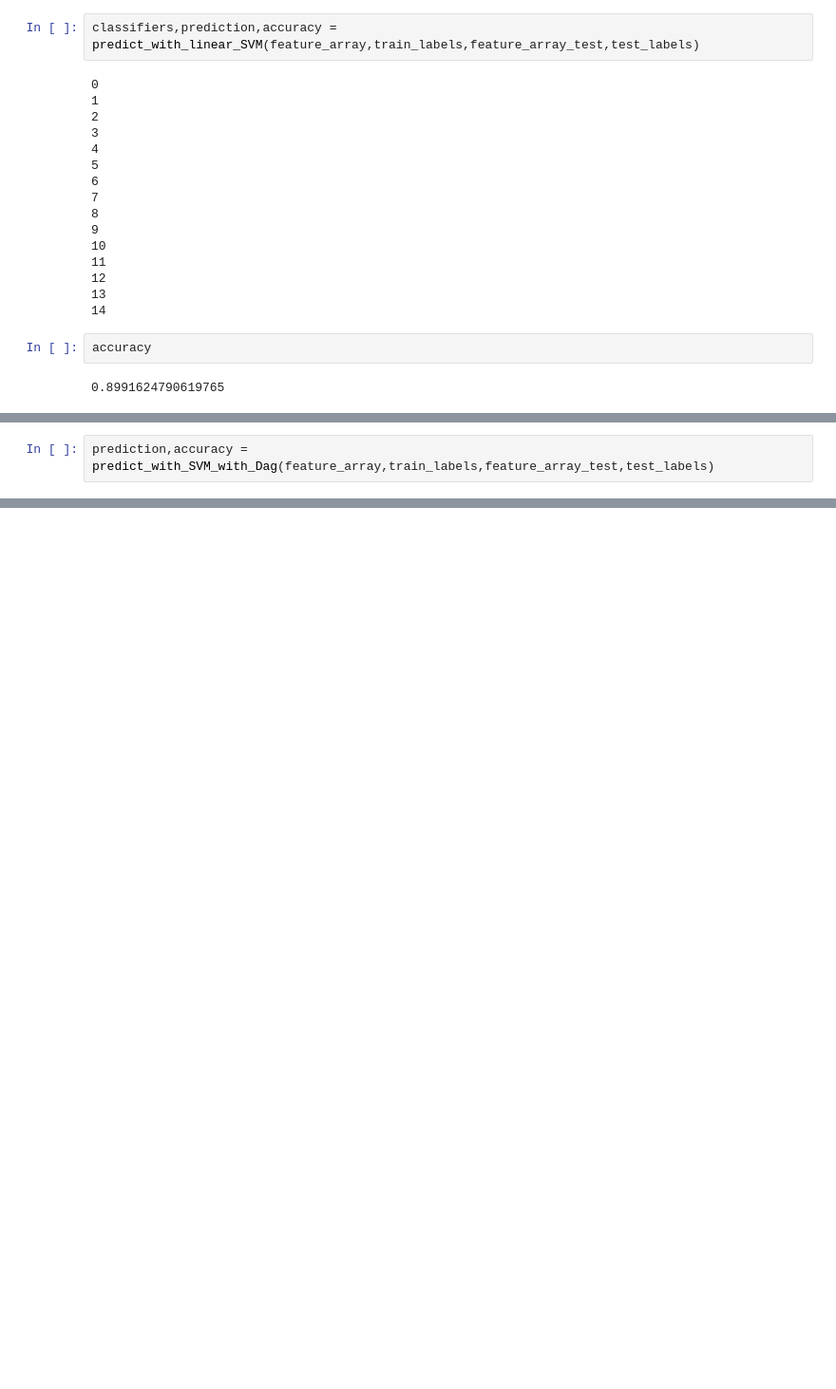
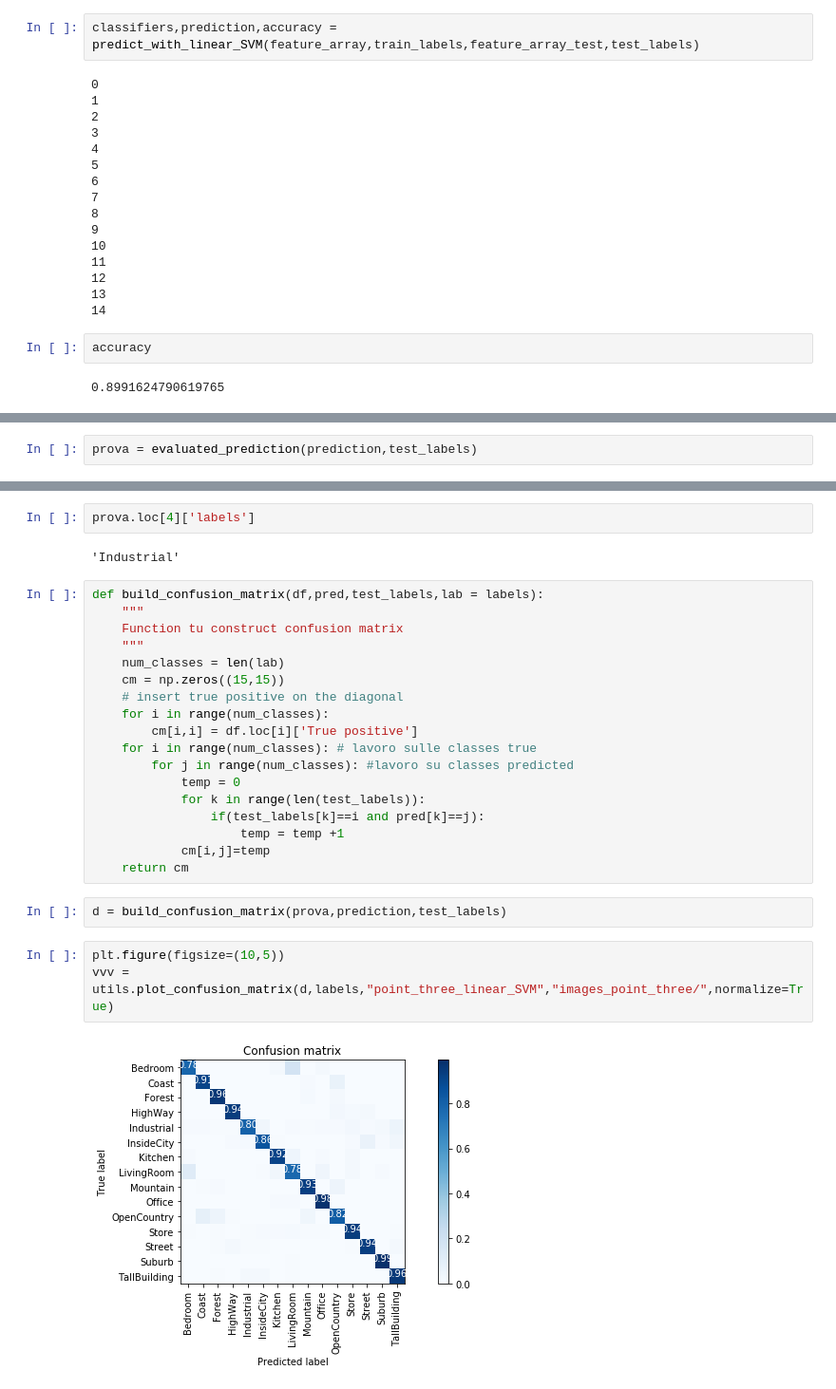
Before and after one commit to AlbertoPresta/CVPR-exam, a Jupyter notebook: Point_Three.B.ipynb, the cells around one changed output, grey strips where cells are left out. Shown at 95% size. Saved outputs shown, nothing was run; the diff lists cells and outputs as text; blank space fills up the shorter version.

```diff
--- a/Point_Three.B.ipynb
+++ b/Point_Three.B.ipynb
@@ -134,2 +189,0 @@ accuracy
-# %%
-prediction,accuracy = predict_with_SVM_with_Dag(feature_array,train_labels,feature_array_test,test_labels)
@@ -161,0 +227,2 @@ len(prediction)
+# %%
+prova = evaluated_prediction(prediction,test_labels)
@@ -161,0 +248,29 @@ len(prediction)
+# %%
+prova.loc[4]['labels']
+# %% [output]
+'Industrial'
+# %%
+def build_confusion_matrix(df,pred,test_labels,lab = labels):
+    """
+    Function tu construct confusion matrix
+    """
+    num_classes = len(lab)
+    cm = np.zeros((15,15))
+    # insert true positive on the diagonal
+    for i in range(num_classes):
+        cm[i,i] = df.loc[i]['True positive']
+    for i in range(num_classes): # lavoro sulle classes true
+        for j in range(num_classes): #lavoro su classes predicted
+            temp = 0
+            for k in range(len(test_labels)):
+                if(test_labels[k]==i and pred[k]==j):
+                    temp = temp +1
+            cm[i,j]=temp
+    return cm
+# %%
+d = build_confusion_matrix(prova,prediction,test_labels)
+# %%
+plt.figure(figsize=(10,5))
+vvv = utils.plot_confusion_matrix(d,labels,"point_three_linear_SVM","images_point_three/",normalize=True)
+# %% [output]
+[figure, added]
```
Also changed, not shown: parts of 12 cells of this notebook, 5 other files.
